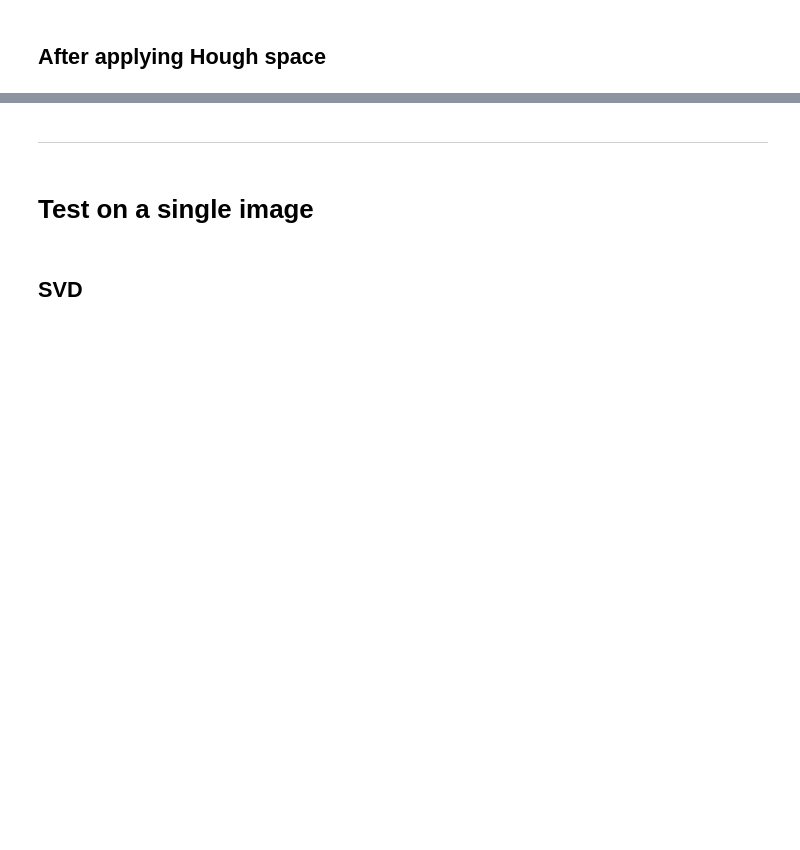
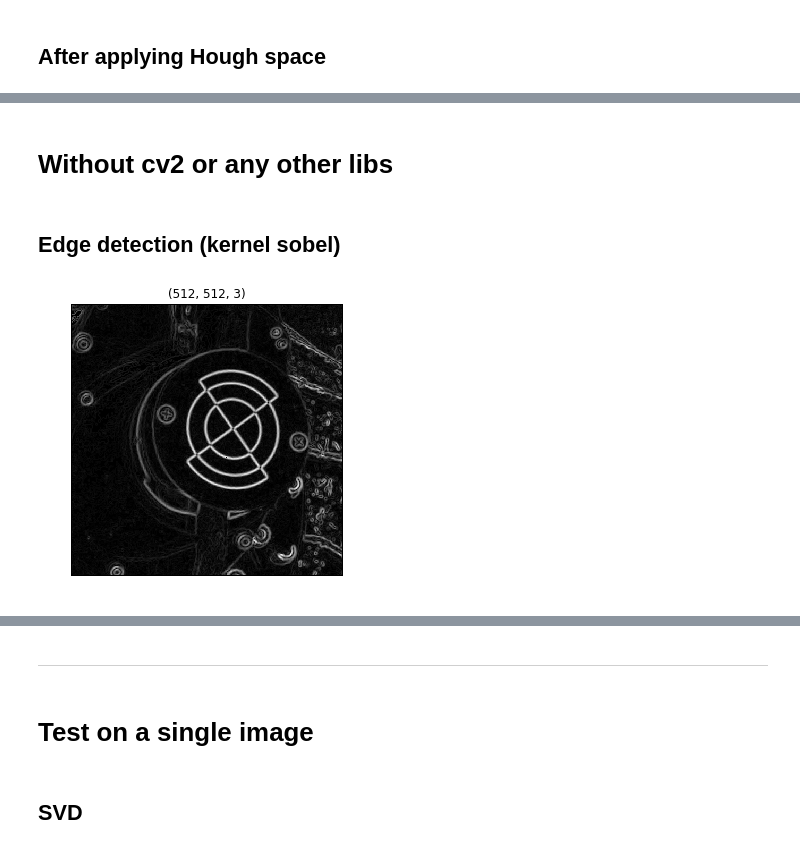
Before and after one commit to YevgenyW/CV-2019, a Jupyter notebook: hough_space/hough_space.ipynb, the cells around one changed output, grey strips where cells are left out. Saved outputs shown, nothing was run; the diff lists cells and outputs as text; code cells hidden in the pictures; blank space fills up the shorter version.

Commit message:
add custom implementation of kernel sobel

```diff
--- a/hough_space/hough_space.ipynb
+++ b/hough_space/hough_space.ipynb
@@ -122,0 +64,37 @@ imshow(cdst, 'gray')
+# %% [markdown]
+# Without cv2 or any other libs
+# %% [markdown]
+## Edge detection (kernel sobel)
+# %%
+# print(src)
+def apply_kernel_sobel(img):
+
+    kernel_x = np.array([[-1, 0, +1],
+                         [-2, 0, +2],
+                         [-1, 0, +1]])
+
+    kernel_y = np.array([[+1, +2, +1],
+                         [ 0,  0,  0],
+                         [-1, -2, -1]])
+
+    width = img.shape[1]
+    height = img.shape[0]
+
+    edge = np.zeros_like(img)
+    for x in range(1, width - 2):
+        for y in range(1, height - 2):
+            pixel_x = (kernel_x * img[x-1:x + 2, y-1:y + 2]).sum()
+            pixel_y = (kernel_y * img[x-1:x + 2, y-1:y + 2]).sum()
+
+            val = np.sqrt((pixel_x * pixel_x) + (pixel_y * pixel_y)).astype('uint8')
+            edge[x,y] = val
+
+    return edge
+
+dst = apply_kernel_sobel(src)
+cdst = cv2.cvtColor(dst, cv2.COLOR_GRAY2BGR)
+# imshow(dst, 'gray')
+imshow(cdst, 'gray')
+# print(temp)
+# %% [output]
+[figure, added]
```
Also changed, not shown: parts of 18 cells of this notebook.
